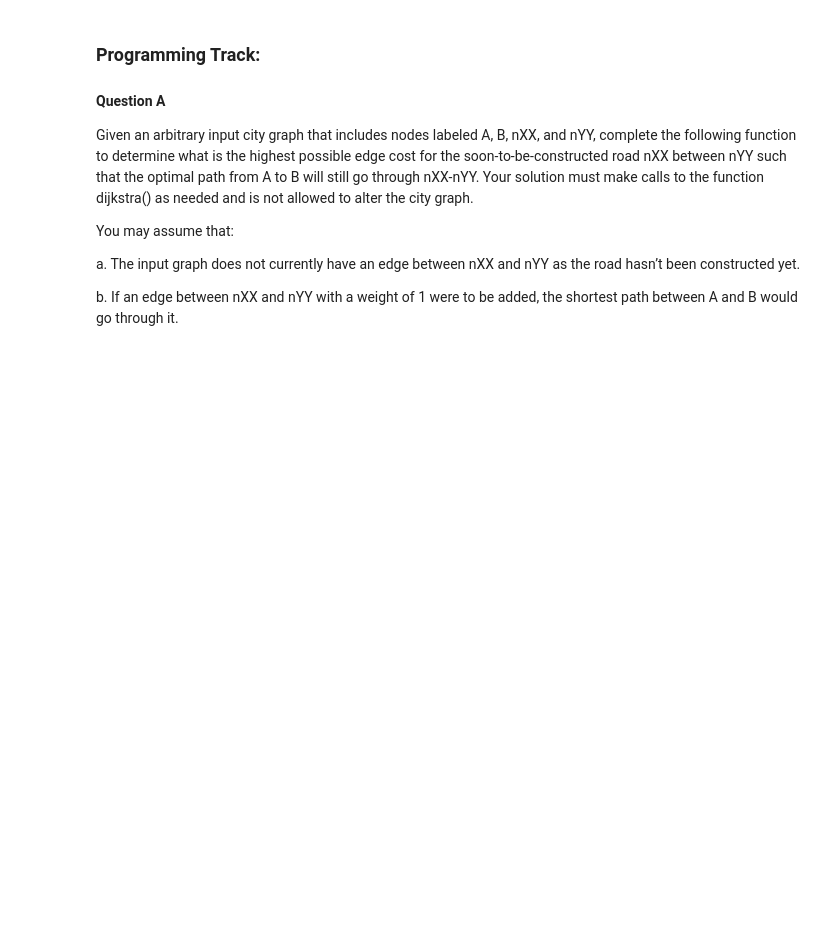
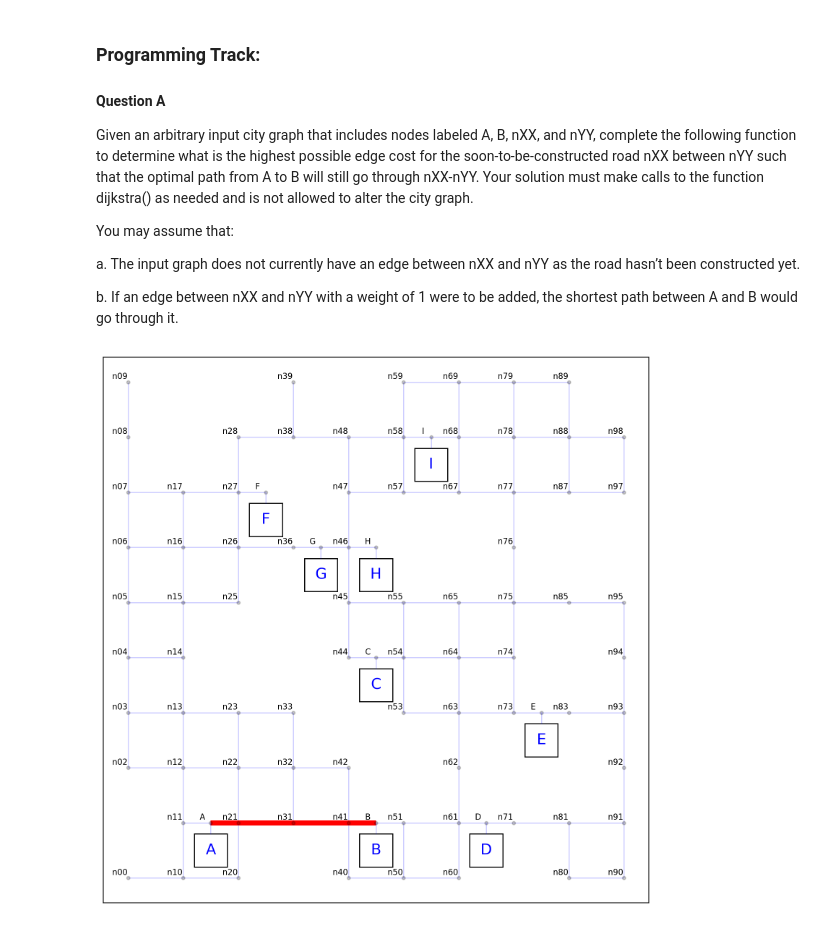
Before and after one commit to xu-pu/iimp6010, a Jupyter notebook: notebooks/exercise1.ipynb, the cells around one changed output. Saved outputs shown, nothing was run; the diff lists cells and outputs as text; code cells hidden in the pictures; blank space fills up the shorter version.

```diff
--- a/notebooks/exercise1.ipynb
+++ b/notebooks/exercise1.ipynb
@@ -92,0 +91,14 @@ b.	If an edge between nXX and nYY with a weight of 1 were to be added, the short
+# %%
+import iimp6010
+import networkx as nx
+
+# code here
+
+answer = 0 # calculate your answer
+
+# how to test your answer is correct?
+
+path = nx.shortest_path(city.graph,'A','B')
+iimp6010.visualize_path_in_city(city,path)
+# %% [output]
+[figure, added]
```
Also changed, not shown: parts of 6 cells of this notebook.
